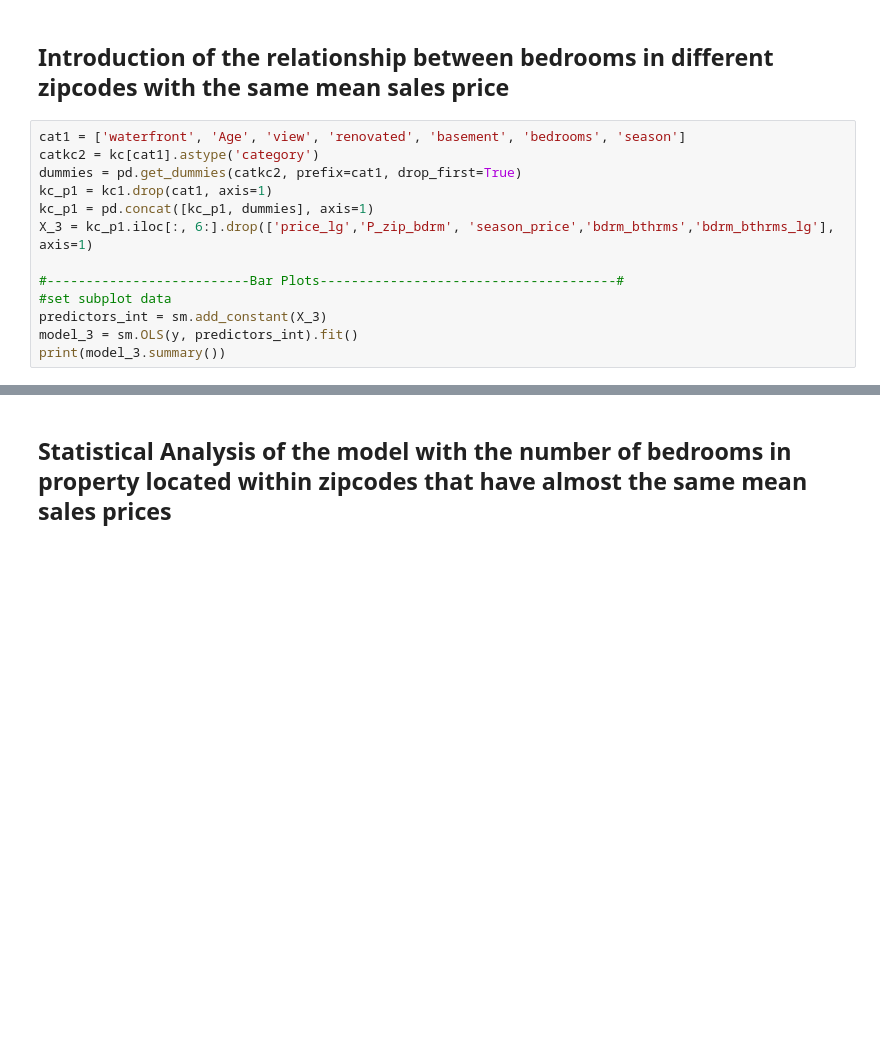
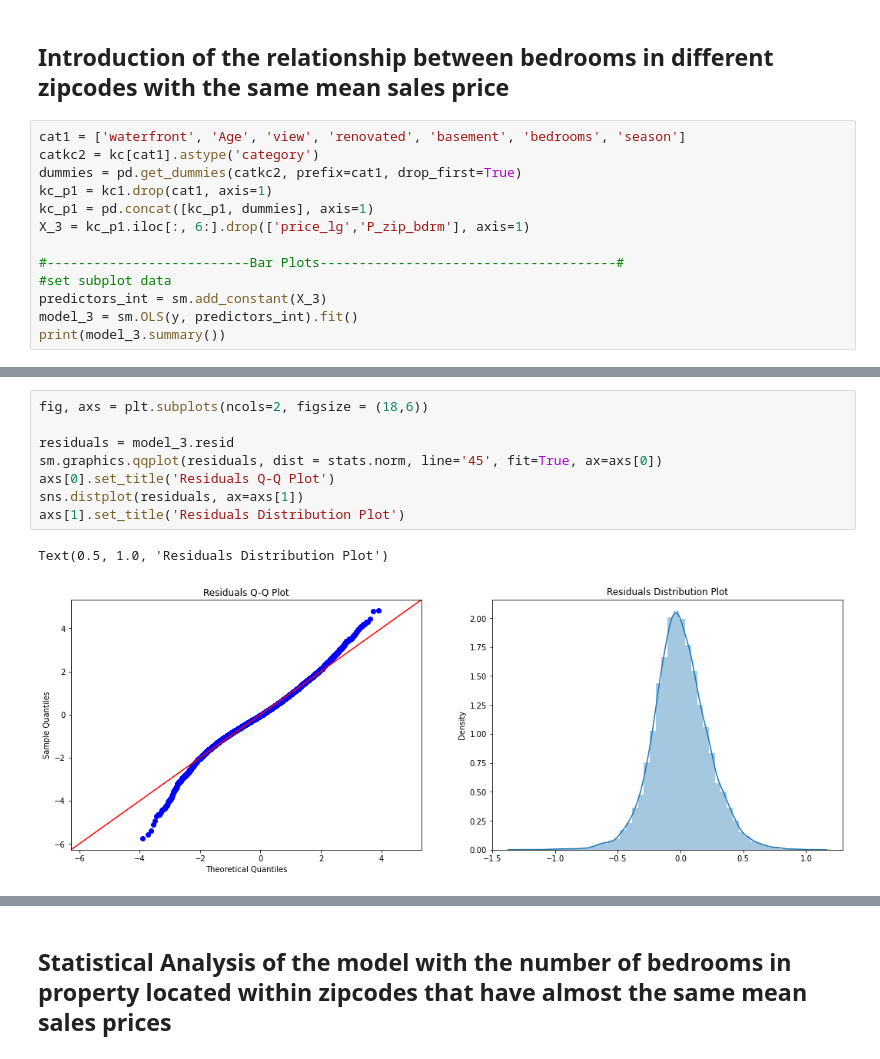
Before and after one commit to ekvu/phase_2_project_King_County_RE, a Jupyter notebook: Final_Technical_notebook.ipynb, the cells around one changed output, grey strips where cells are left out. Saved outputs shown, nothing was run; the diff lists cells and outputs as text; blank space fills up the shorter version.

```diff
--- a/Final_Technical_notebook.ipynb
+++ b/Final_Technical_notebook.ipynb
@@ -603,7 +603,7 @@ catkc2 = kc[cat1].astype('category')
 dummies = pd.get_dummies(catkc2, prefix=cat1, drop_first=True)
 kc_p1 = kc1.drop(cat1, axis=1)
 kc_p1 = pd.concat([kc_p1, dummies], axis=1)
-X_3 = kc_p1.iloc[:, 6:].drop(['price_lg','P_zip_bdrm', 'season_price','bdrm_bthrms','bdrm_bthrms_lg'], axis=1)
+X_3 = kc_p1.iloc[:, 6:].drop(['price_lg','P_zip_bdrm'], axis=1)
 
 #--------------------------Bar Plots--------------------------------------#
 #set subplot data
@@ -628,3 +628,14 @@ Covariance Type:            nonrobust
 
 Notes:
 [1] Standard Errors assume that the covariance matrix of the errors is correctly specified.
+# %%
+fig, axs = plt.subplots(ncols=2, figsize = (18,6))
+
+residuals = model_3.resid
+sm.graphics.qqplot(residuals, dist = stats.norm, line='45', fit=True, ax=axs[0])
+axs[0].set_title('Residuals Q-Q Plot')
+sns.distplot(residuals, ax=axs[1])
+axs[1].set_title('Residuals Distribution Plot')
+# %% [output]
+Text(0.5, 1.0, 'Residuals Distribution Plot')
+[figure, added]
```
Also changed, not shown: parts of 14 cells of this notebook.
